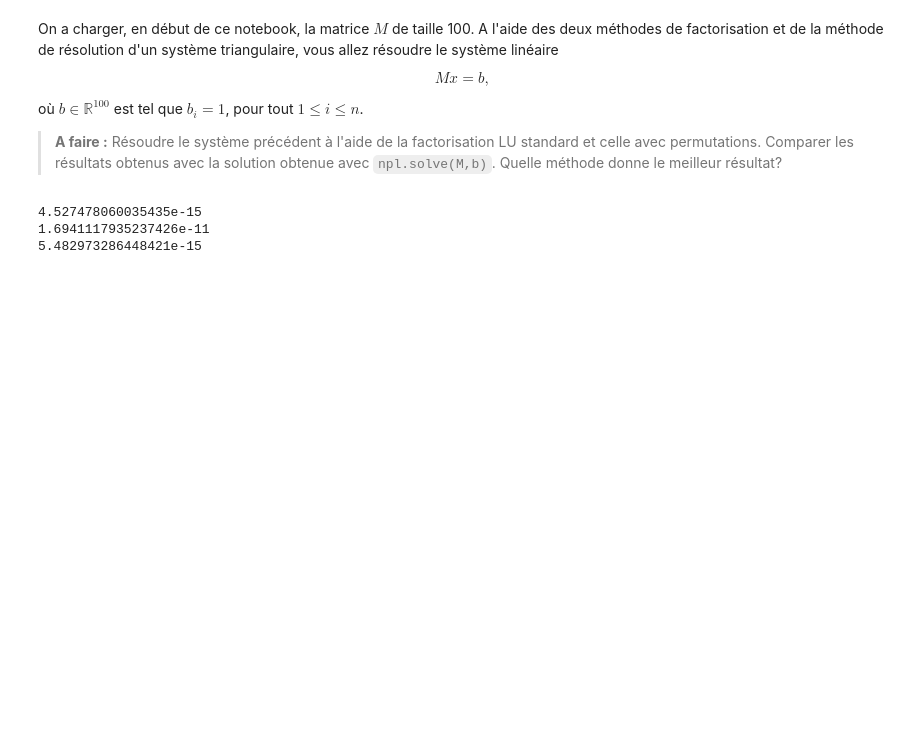
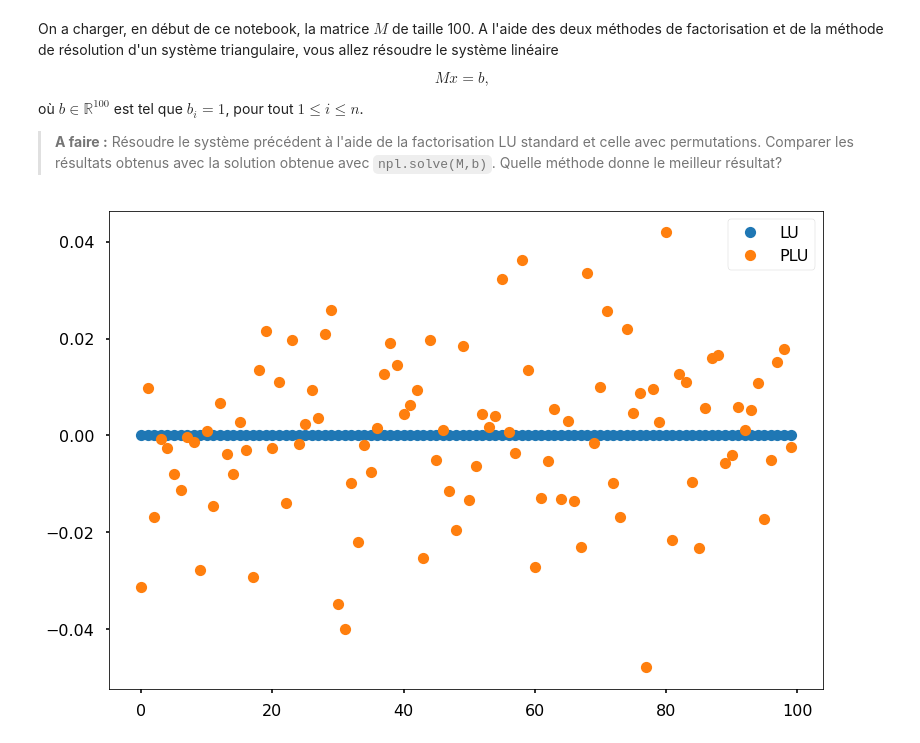
Before and after one commit to Mstrdav/TP_AN_OPTI, a Jupyter notebook: TP6_LU.ipynb, the cells around one changed output. Cells and saved outputs as stored; diff of their text form; code cells hidden in the pictures; blank space fills up the shorter version.

```diff
--- a/TP6_LU.ipynb
+++ b/TP6_LU.ipynb
@@ -204,3 +225,14 @@ array([ 8.32667268e-17, -8.88178420e-16, -4.44089210e-16, -8.32667268e-16])
+# %%
+def Solve_Triang(A,b,isUpper):
+    n = len(A)
+    x = np.zeros(n)
+    if isUpper:
+        for i in range(n-1,-1,-1):
+            x[i] = (b[i] - np.dot(A[i,i+1:],x[i+1:]))/A[i,i]
+    else:
+        for i in range(n):
+            x[i] = (b[i] - np.dot(A[i,:i],x[:i]))/A[i,i]
+    return x
 # %% [markdown]
 On a charger, en début de ce notebook, la matrice $M$ de taille 100. A l'aide des deux méthodes de factorisation et de la méthode de résolution d'un système triangulaire, vous allez résoudre le système linéaire
 
@@ -211,11 +243,33 @@ $$
 où $b\in\mathbb{R}^{100}$ est tel que $b_i = 1$, pour tout $1\leq i\leq n$.
 
 > **A faire :** Résoudre le système précédent à l'aide de la factorisation LU standard et celle avec permutations. Comparer les résultats obtenus avec la solution obtenue avec `npl.solve(M,b)`. Quelle méthode donne le meilleur résultat?
-# %%
-M = np.load('TP6_Matrice.npy').astype(float)
-n=M.shape[0]
-b=np.ones(n)
-# %% [output]
-4.527478060035435e-15
-1.6941117935237426e-11
-5.482973286448421e-15
+# %%
+M = np.load('TP6_Matrice.npy').astype(float)
+n=M.shape[0]
+b=np.ones(n)
+
+def Solve_LU(A,b):
+    L,U = LU(A)
+    y = Solve_Triang(L,b,False)
+    x = Solve_Triang(U,y,True)
+    return x
+
+def Solve_PLU(A,b):
+    P,L,U = PLU(A)
+    y = Solve_Triang(L,P@b,False)
+    x = Solve_Triang(U,y,True)
+    return x
+
+x_lu = Solve_LU(M,b)
+x_plu = Solve_PLU(M,b)
+x_npl = npl.solve(M,b)
+
+plt.style.use('seaborn-poster')
+
+# plot diff with npl for both methods
+plt.plot(x_lu-x_npl,'o',label='LU')
+plt.plot(x_plu-x_npl,'o',label='PLU')
+plt.legend()
+plt.show()
+# %% [output]
+[figure, added]
```
Also changed, not shown: parts of 6 cells of this notebook, 1 other file.
